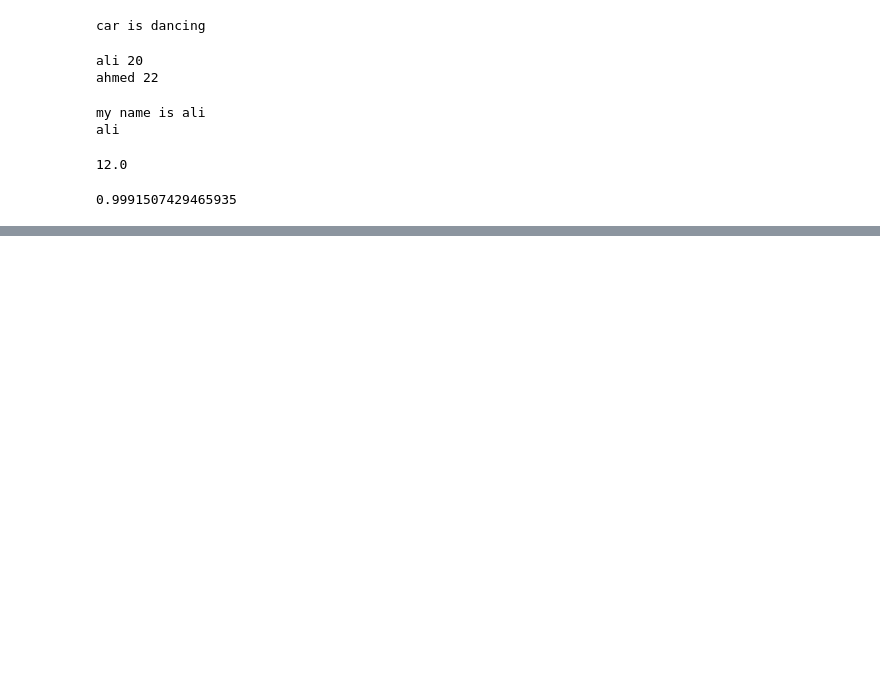
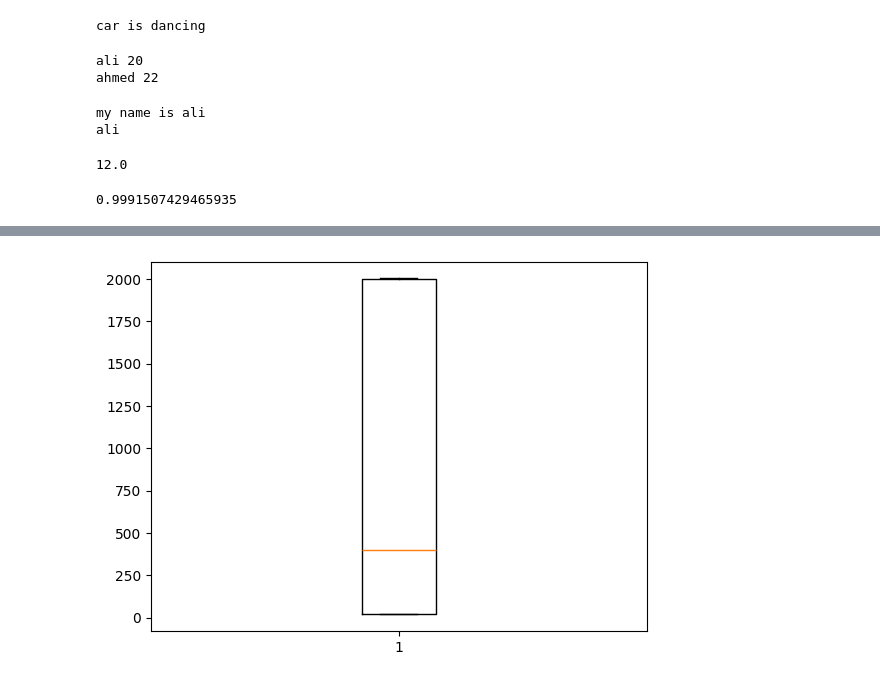
Before and after one commit to Noorrajput00/Ml-Deep-learning, a Jupyter notebook: Untitled1111.ipynb, the cells around one changed output, grey strips where cells are left out. Cells and saved outputs as stored; diff of their text form; code cells hidden in the pictures; blank space fills up the shorter version.

```diff
--- a/Untitled1111.ipynb
+++ b/Untitled1111.ipynb
@@ -117,0 +127,5 @@ print(df["hours"].corr(df["score"]))
+# %%
+plt.boxplot(ages)
+plt.show()
+# %% [output]
+[figure, added]
```
Also changed, not shown: parts of 3 cells of this notebook.
